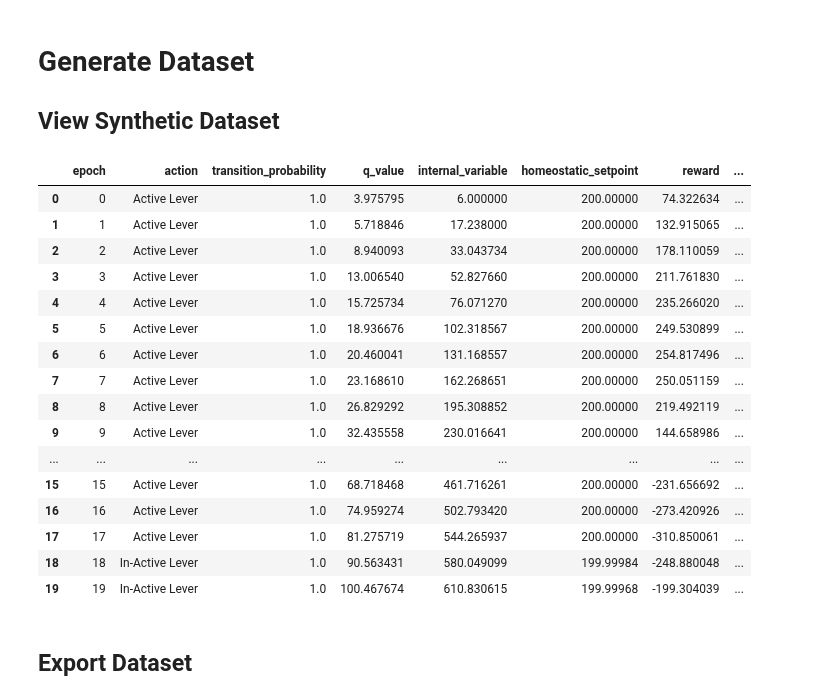
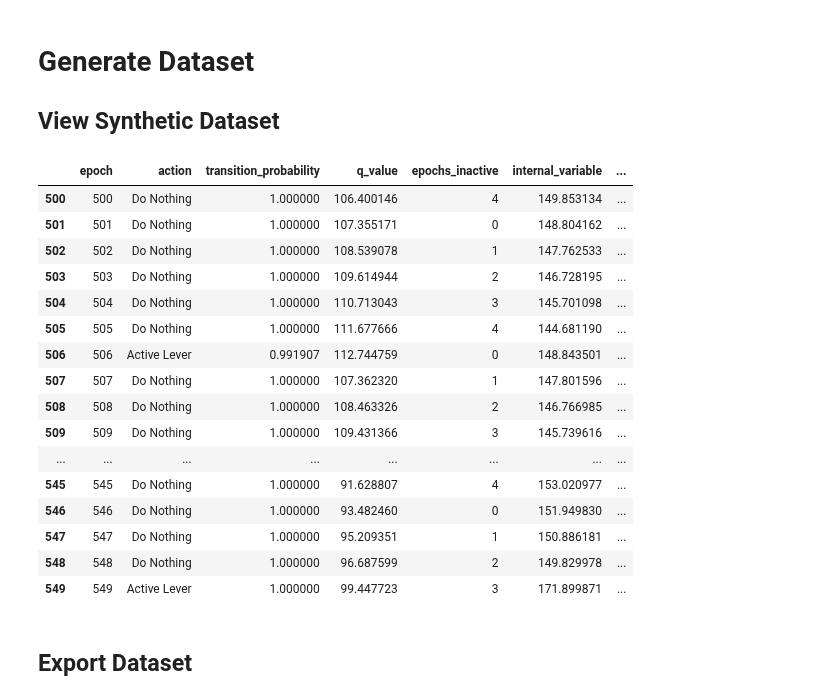
Before and after one commit to rob-sullivan/tu060, a Jupyter notebook: archive/addiction_simulator3.ipynb, the cells around one changed output. Drawn from its saved outputs; the diff is of its cells as text; code cells hidden in the pictures.

```diff
--- a/archive/addiction_simulator3.ipynb
+++ b/archive/addiction_simulator3.ipynb
@@ -180,11 +180,12 @@ class Simulation():
         # Mehdi Keramati's definition of an animal ref Mehdi Keramati's Homeostatic RL sim of addiction
         ## fatigue or lever/action cost
         self.fatigue = -1
-        self.epochs_inactive = 4 # 4 * 4 = 16sec lever will be active for 4 seconds then disabled for 20secs, on the 20th second it will be active.
 
         #Keramati's outcome, e.g cocaine = 50, representing the dose of self-administered drug,
         self.outcome = [0,0,50] #all others were scaled from cocaine as their assumed impact on the brain. #[0,10,5,12.5,12.5,10,25,50]#self.outcome = [0,0,0,0,0,0,0,50] #all others were scaled from cocaine as their assumed impact on the brain. #[0,10,5,12.5,12.5,10,25,50]
         self.outcomeBuffer = 0
+        self.epochs_inactive = 4 # python index starts at 0 so (1+4)* 4 = 5*4 = 20sec lever will be active for 4 seconds then disabled for 20secs, on the 20th second it will be active.
+        self.outcome_to_disable = []
 
         ## Homeostatic System
         self.initialInState = 0
@@ -229,7 +230,7 @@ class Simulation():
         self.reward_received = 0.0
 
         #create data table
-        self.df = pd.DataFrame(columns=['epoch', 'action', 'transition_probability', 'q_value', 'internal_variable', 'homeostatic_setpoint', 'reward', 'score'])
+        self.df = pd.DataFrame(columns=['epoch', 'action', 'transition_probability', 'q_value', 'epochs_inactive', 'internal_variable', 'homeostatic_setpoint', 'reward', 'score'])
 
         self.finish = False #trigger to end simulation
         while not self.finish:
@@ -274,10 +275,6 @@ class Simulation():
         #action_taken = IntPrompt.ask("Choose from 1 to 6", default=sa)
         action_taken = sa #automatic
         self.last_action = action_taken #automatic
-
-        #when inactive outcome 50 goes to zero
-        if(self.epochs_inactive<=0):
-            self.epochs_inactive = 4
 
         #update agent brain chemicals after action taken
         if(action_taken == 0): #Do Nothing/Sleep
@@ -329,7 +326,7 @@ class Simulation():
             self.internal_state = interS
 
             ## Update homeostatic setpoint
-            optInS = self.setpoint_S + self.outcome[action_taken]  * self.setpointShiftRate - self.setpointRecoveryRate
+            optInS = self.setpoint_S + (self.outcome[action_taken]  * self.setpointShiftRate) - self.setpointRecoveryRate
             if optInS < self.optimalInStateLowerBound:
                 optInS = self.optimalInStateLowerBound
             if optInS > self.optimalInStateUpperBound:
@@ -350,13 +347,24 @@ class Simulation():
               "[/bold dark_green], [bold dark_green]Current Homeostatic Setpoint: " + str(round(self.setpoint_S, 4)) +
               "[/bold dark_green],\n [bold dark_green]Reward Received: " + str(round(self.reward_received,2)) +
               "[/bold dark_green], [bold dark_green]Total Score: " + str(round(self.total_reward[-1],2)) + "[/bold dark_green]")
-        self.df.loc[self.current_epoch] = [self.current_epoch , suggested_action, transitionProb, qValue, self.internal_state, self.setpoint_S, self.reward_received, self.total_reward[-1]]
+        self.df.loc[self.current_epoch] = [self.current_epoch , suggested_action, transitionProb, qValue, self.epochs_inactive, self.internal_state, self.setpoint_S, self.reward_received, self.total_reward[-1]]
+
         #check if this is the last round otherwise continue
         if(self.current_epoch >= self.total_epochs):
             return True   #end simulation
         else:
             # Updating the last time from the agent to the end time (goal)
             self.current_epoch += 1  #update to next day interval
+
+            #set time when active lever outcome 50 goes to zero
+            if(self.epochs_inactive == 4):#lever is active
+                self.epochs_inactive = 0 #off for 16 seconds then on the 20th second activate
+                self.outcome_to_disable = self.outcome #remember what values were
+                self.outcome = [0] * len(self.outcome)
+            else:
+                self.outcome = self.outcome_to_disable #restore outcome values
+                self.epochs_inactive += 1 #count down by 4secs
+
             return False
 
     def clear(self):
@@ -389,25 +397,26 @@ Current Homeostatic Variable: 266.1032, Current Homeostatic Setpoint: 200,
 ## View Synthetic Dataset
 # %%
 #env.df.head(250)
-env.df.iloc[0:20]
+#env.df.iloc[100:150] #when hit is taken
+env.df.iloc[500:550]
 # %% [output]
-|  | epoch | action | transition_probability | q_value | internal_variable | homeostatic_setpoint | reward | ... |
-| 0 | 0 | Active Lever | 1.0 | 3.975795 | 6.000000 | 200.00000 | 74.322634 | ... |
-| 1 | 1 | Active Lever | 1.0 | 5.718846 | 17.238000 | 200.00000 | 132.915065 | ... |
-| 2 | 2 | Active Lever | 1.0 | 8.940093 | 33.043734 | 200.00000 | 178.110059 | ... |
-| 3 | 3 | Active Lever | 1.0 | 13.006540 | 52.827660 | 200.00000 | 211.761830 | ... |
-| 4 | 4 | Active Lever | 1.0 | 15.725734 | 76.071270 | 200.00000 | 235.266020 | ... |
-| 5 | 5 | Active Lever | 1.0 | 18.936676 | 102.318567 | 200.00000 | 249.530899 | ... |
-| 6 | 6 | Active Lever | 1.0 | 20.460041 | 131.168557 | 200.00000 | 254.817496 | ... |
-| 7 | 7 | Active Lever | 1.0 | 23.168610 | 162.268651 | 200.00000 | 250.051159 | ... |
-| 8 | 8 | Active Lever | 1.0 | 26.829292 | 195.308852 | 200.00000 | 219.492119 | ... |
-| 9 | 9 | Active Lever | 1.0 | 32.435558 | 230.016641 | 200.00000 | 144.658986 | ... |
-| ... | ... | ... | ... | ... | ... | ... | ... | ... |
-| 15 | 15 | Active Lever | 1.0 | 68.718468 | 461.716261 | 200.00000 | -231.656692 | ... |
-| 16 | 16 | Active Lever | 1.0 | 74.959274 | 502.793420 | 200.00000 | -273.420926 | ... |
-| 17 | 17 | Active Lever | 1.0 | 81.275719 | 544.265937 | 200.00000 | -310.850061 | ... |
-| 18 | 18 | In-Active Lever | 1.0 | 90.563431 | 580.049099 | 199.99984 | -248.880048 | ... |
-| 19 | 19 | In-Active Lever | 1.0 | 100.467674 | 610.830615 | 199.99968 | -199.304039 | ... |
+|  | epoch | action | transition_probability | q_value | epochs_inactive | internal_variable | ... |
+| 500 | 500 | Do Nothing | 1.000000 | 106.400146 | 4 | 149.853134 | ... |
+| 501 | 501 | Do Nothing | 1.000000 | 107.355171 | 0 | 148.804162 | ... |
+| 502 | 502 | Do Nothing | 1.000000 | 108.539078 | 1 | 147.762533 | ... |
+| 503 | 503 | Do Nothing | 1.000000 | 109.614944 | 2 | 146.728195 | ... |
+| 504 | 504 | Do Nothing | 1.000000 | 110.713043 | 3 | 145.701098 | ... |
+| 505 | 505 | Do Nothing | 1.000000 | 111.677666 | 4 | 144.681190 | ... |
+| 506 | 506 | Active Lever | 0.991907 | 112.744759 | 0 | 148.843501 | ... |
+| 507 | 507 | Do Nothing | 1.000000 | 107.362320 | 1 | 147.801596 | ... |
+| 508 | 508 | Do Nothing | 1.000000 | 108.463326 | 2 | 146.766985 | ... |
+| 509 | 509 | Do Nothing | 1.000000 | 109.431366 | 3 | 145.739616 | ... |
+| ... | ... | ... | ... | ... | ... | ... | ... |
+| 545 | 545 | Do Nothing | 1.000000 | 91.628807 | 4 | 153.020977 | ... |
+| 546 | 546 | Do Nothing | 1.000000 | 93.482460 | 0 | 151.949830 | ... |
+| 547 | 547 | Do Nothing | 1.000000 | 95.209351 | 1 | 150.886181 | ... |
+| 548 | 548 | Do Nothing | 1.000000 | 96.687599 | 2 | 149.829978 | ... |
+| 549 | 549 | Active Lever | 1.000000 | 99.447723 | 3 | 171.899871 | ... |
 # %% [markdown]
 ## Export Dataset
 # %%
```
Also changed, not shown: parts of 1 cell of this notebook.
